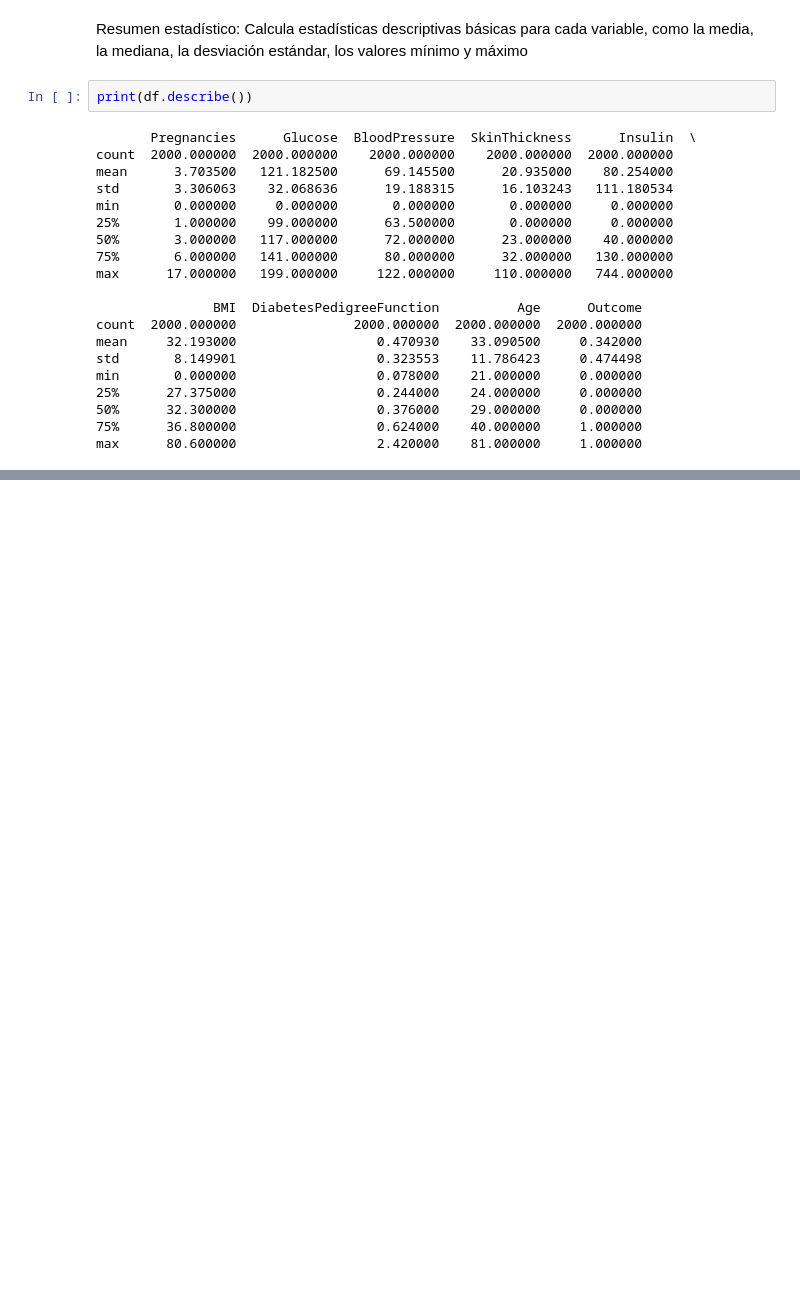
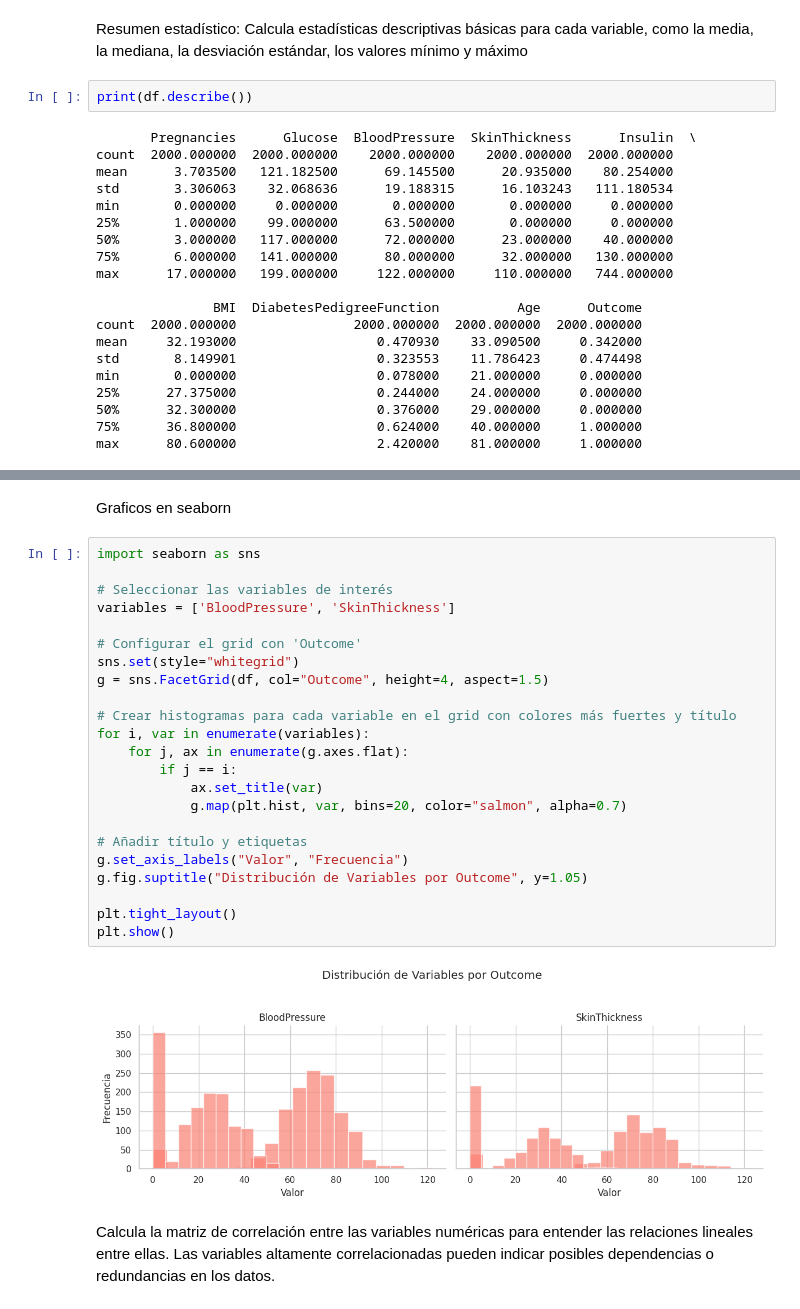
Before and after one commit to paulotolosa/prueba_II_coderhouse, a Jupyter notebook: Proyecto_ParteII_Tolosa.ipynb, the cells around one changed output, grey strips where cells are left out. Drawn from its saved outputs; the diff is of its cells as text; blank space fills up the shorter version.

```diff
--- a/Proyecto_ParteII_Tolosa.ipynb
+++ b/Proyecto_ParteII_Tolosa.ipynb
@@ -68,0 +106,29 @@ max      80.600000                  2.420000    81.000000     1.000000
+# %% [markdown]
+Graficos en seaborn
+# %%
+import seaborn as sns
+
+# Seleccionar las variables de interés
+variables = ['BloodPressure', 'SkinThickness']
+
+# Configurar el grid con 'Outcome'
+sns.set(style="whitegrid")
+g = sns.FacetGrid(df, col="Outcome", height=4, aspect=1.5)
+
+# Crear histogramas para cada variable en el grid con colores más fuertes y título
+for i, var in enumerate(variables):
+    for j, ax in enumerate(g.axes.flat):
+        if j == i:
+            ax.set_title(var)
+            g.map(plt.hist, var, bins=20, color="salmon", alpha=0.7)
+
+# Añadir título y etiquetas
+g.set_axis_labels("Valor", "Frecuencia")
+g.fig.suptitle("Distribución de Variables por Outcome", y=1.05)
+
+plt.tight_layout()
+plt.show()
+# %% [output]
+[figure, added]
+# %% [markdown]
+Calcula la matriz de correlación entre las variables numéricas para entender las relaciones lineales entre ellas. Las variables altamente correlacionadas pueden indicar posibles dependencias o redundancias en los datos.
```
Also changed, not shown: parts of 4 cells of this notebook.
